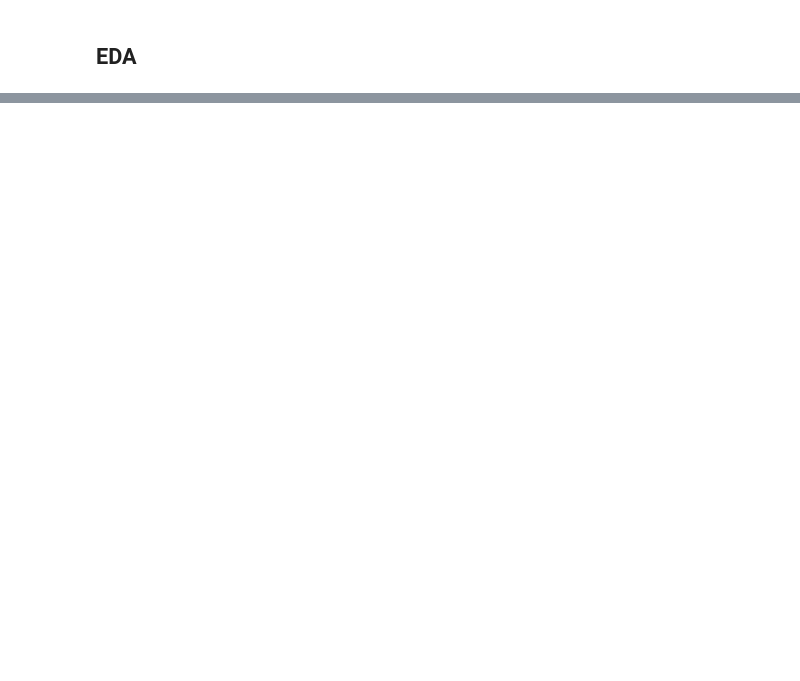
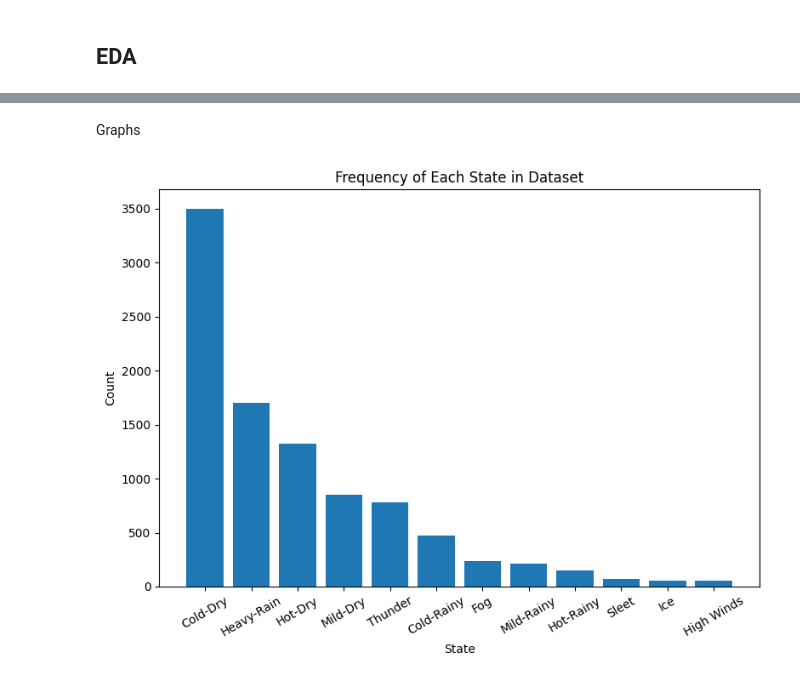
Before and after one commit to anatalucci/Stochastic-Decision-Modeling-Project, a Jupyter notebook: scripts/StochEDA.ipynb, the cells around one changed output, grey strips where cells are left out. Cells and saved outputs as stored; diff of their text form; code cells hidden in the pictures; blank space fills up the shorter version.

Commit message:
Added graph for visualizing number of times in state

```diff
--- a/scripts/StochEDA.ipynb
+++ b/scripts/StochEDA.ipynb
@@ -316 +316,15 @@ NON-SELF TRANSITIONS WITH CONDITIONAL PROBABILITIES
 | 19 | Mild-Dry | Cold-Dry | 68 | 0.0798 |
+# %% [markdown]
+Graphs
+# %%
+import matplotlib.pyplot as plt
+agg_figs=aggregate_counts.sort_values(by=['days'],ascending=False)
+plt.figure(figsize=(8,6))
+plt.xticks(rotation=30)
+plt.bar(agg_figs['state'],agg_figs['days'])
+plt.title('Frequency of Each State in Dataset')
+plt.xlabel('State')
+plt.ylabel('Count')
+plt.tight_layout()
+# %% [output]
+[figure, added]
```
Also changed, not shown: parts of 4 cells of this notebook.
